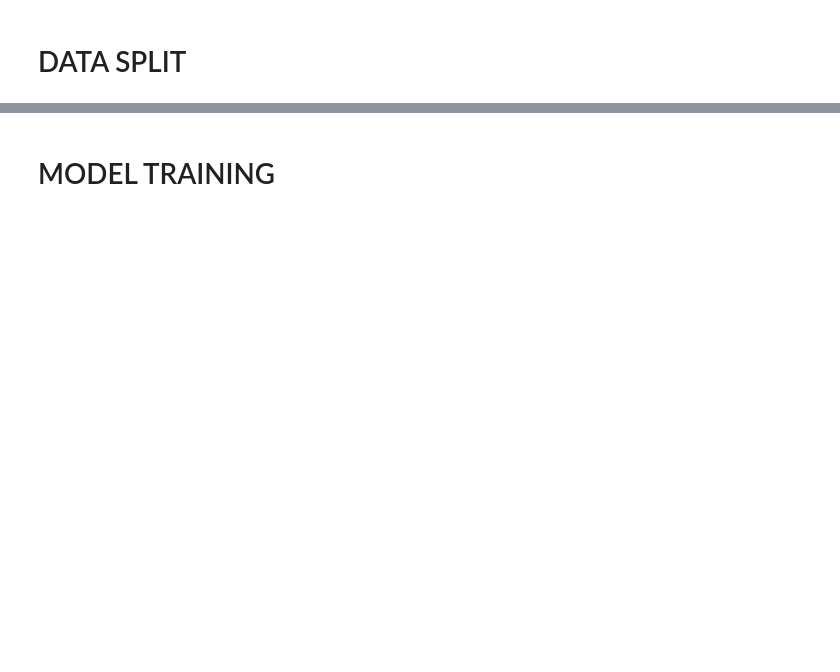
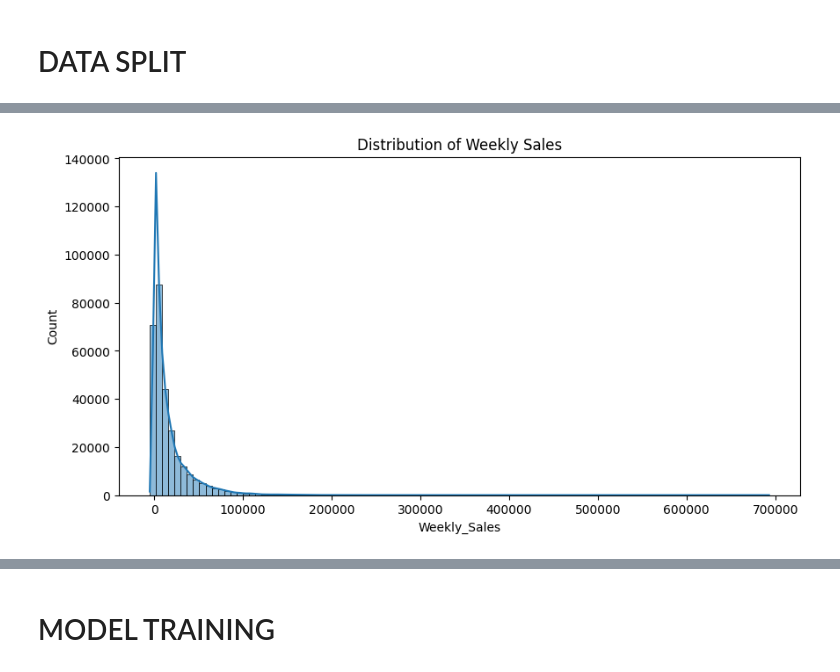
Before and after one commit to gkuch22/ml-final, a Jupyter notebook: final_model_experiment_xgboost.ipynb, the cells around one changed output, grey strips where cells are left out. Saved outputs shown, nothing was run; the diff lists cells and outputs as text; code cells hidden in the pictures; blank space fills up the shorter version.

```diff
--- a/final_model_experiment_xgboost.ipynb
+++ b/final_model_experiment_xgboost.ipynb
@@ -269,4 +125,0 @@ merged_df['HolidayLag2'] = (merged_df.groupby(['Store', 'Dept'])['IsHoliday'].sh
-# %%
-merged_df['SalesLag1'] = (merged_df.groupby(['Store', 'Dept'])['Weekly_Sales'].shift(1))
-merged_df['SalesLag2'] = (merged_df.groupby(['Store', 'Dept'])['Weekly_Sales'].shift(2))
-merged_df['SalesLag4'] = (merged_df.groupby(['Store', 'Dept'])['Weekly_Sales'].shift(4))
@@ -288,10 +125,0 @@ array(['A', 'B', 'C'], dtype=object)
-# %%
-from sklearn.preprocessing import OneHotEncoder
-
-onehot_encoder = OneHotEncoder(sparse_output=False)
-encoded_type = onehot_encoder.fit_transform(merged_df[['Type']])
-encoded_cols = onehot_encoder.get_feature_names_out(['Type'])
-encoded_df = pd.DataFrame(encoded_type, columns=encoded_cols, index=merged_df.index)
-
-merged_df = merged_df.drop(columns='Type')
-merged_df = pd.concat([merged_df, encoded_df], axis=1)
@@ -318,6 +125,0 @@ None
-# %%
-from sklearn.impute import SimpleImputer
-
-na_cols = [col for col in merged_df.columns if merged_df[col].isna().sum() > 0]
-imputer = SimpleImputer(strategy='mean')
-merged_df[na_cols] = imputer.fit_transform(merged_df[na_cols])
@@ -344,6 +125,0 @@ None
-# %%
-merged_df['Year'] = merged_df['Date'].dt.year
-merged_df['Month'] = merged_df['Date'].dt.month
-merged_df['Week'] = merged_df['Date'].dt.isocalendar().week.astype(int)
-
-merged_df = merged_df.drop(columns=['Date'])
@@ -394,0 +177,7 @@ test_df = merged_df[(merged_df['Year'] == year_split) & (merged_df['Month'] >= m
+# %%
+plt.figure(figsize=(10, 5))
+sns.histplot(train_df['Weekly_Sales'], bins=100, kde=True)
+plt.title("Distribution of Weekly Sales")
+plt.show()
+# %% [output]
+[figure, added]
```
Also changed, not shown: parts of 56 cells of this notebook.
